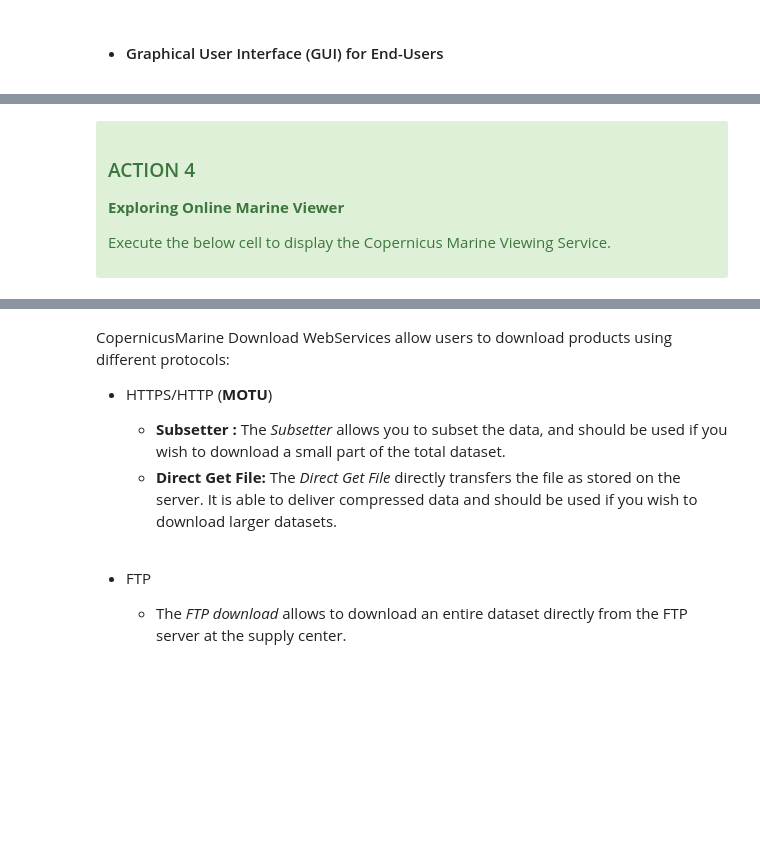
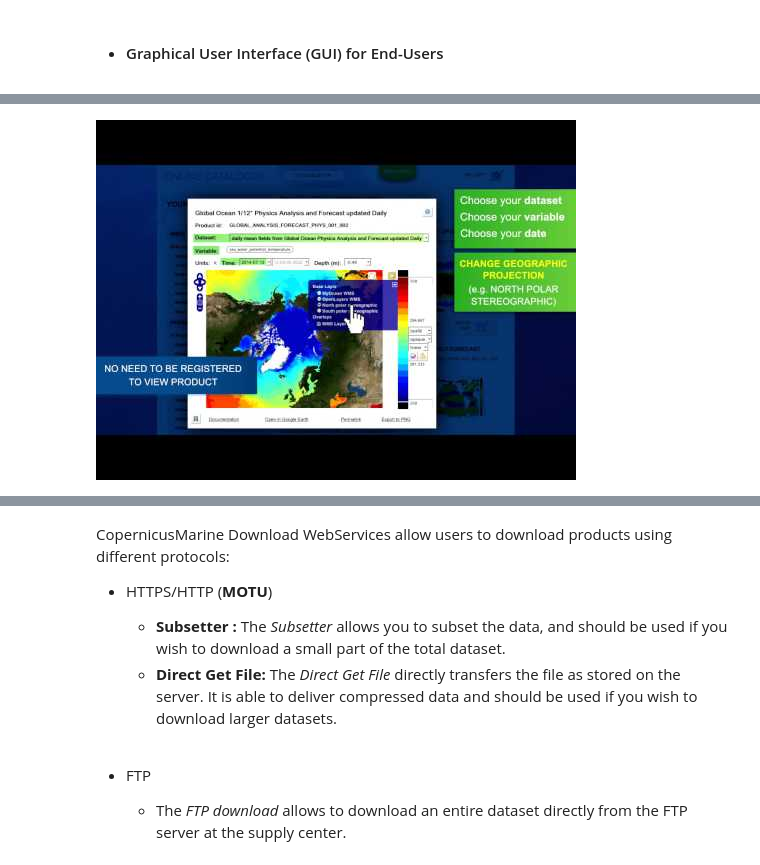
Before and after one commit to copernicusmarinegist/copernicus-venv, a Jupyter notebook: 00-Getting-Started.ipynb, the cells around one changed output, grey strips where cells are left out. Cells and saved outputs as stored; diff of their text form; code cells hidden in the pictures; blank space fills up the shorter version.

```diff
--- a/00-Getting-Started.ipynb
+++ b/00-Getting-Started.ipynb
@@ -319,8 +162,6 @@ This part is interesting for Developers and not necessarely for End-Users. The C
 # %% [markdown]
 - #### Graphical User Interface (GUI) for End-Users
 # %%
-# Display HOWTO Video about VISUALIZING Copernicus Marine Product
-# within the notebook
-
-HTML('<iframe width="560" height="315" src="https://www.youtube.com/embed/gPj3H4AZhYo" frameborder="0" allowfullscreen></iframe>')
+# Display HOWTO Video about VISUALIZING Copernicus Marine Product within the notebook
+YouTubeVideo('gPj3H4AZhYo', width="560", height="315")
 # %% [output]
@@ -328,8 +168 @@ HTML('<iframe width="560" height="315" src="https://www.youtube.com/embed/gPj3H4
+[figure, added]
-# %% [markdown]
-<div class="alert alert-block alert-success">
-
-### ACTION 4
-
-**Exploring Online Marine Viewer**
-
-Execute the below cell to display the Copernicus Marine Viewing Service.
```
Also changed, not shown: parts of 159 cells of this notebook.
